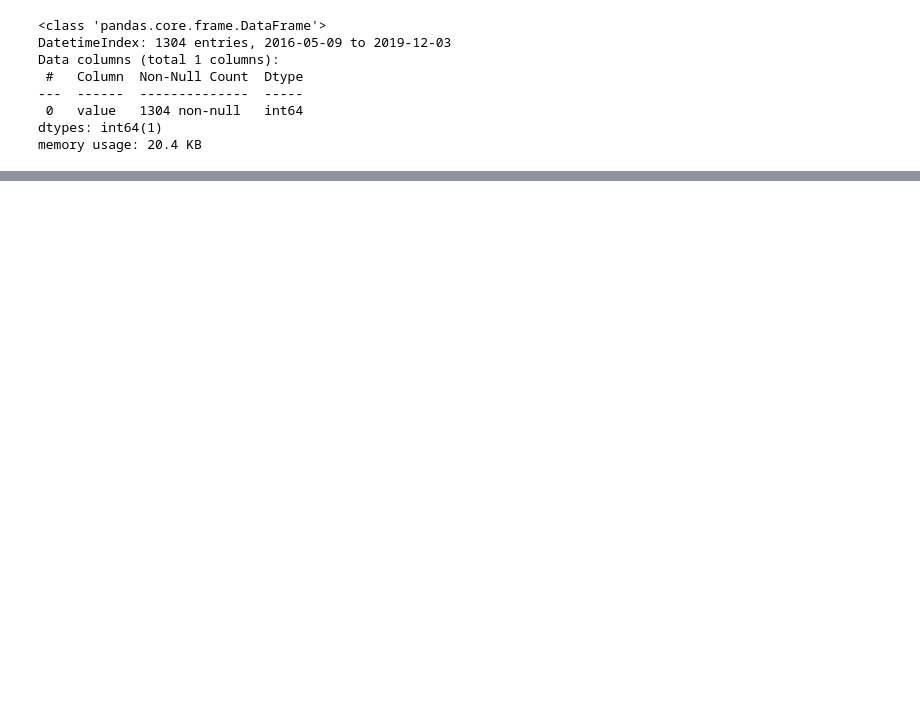
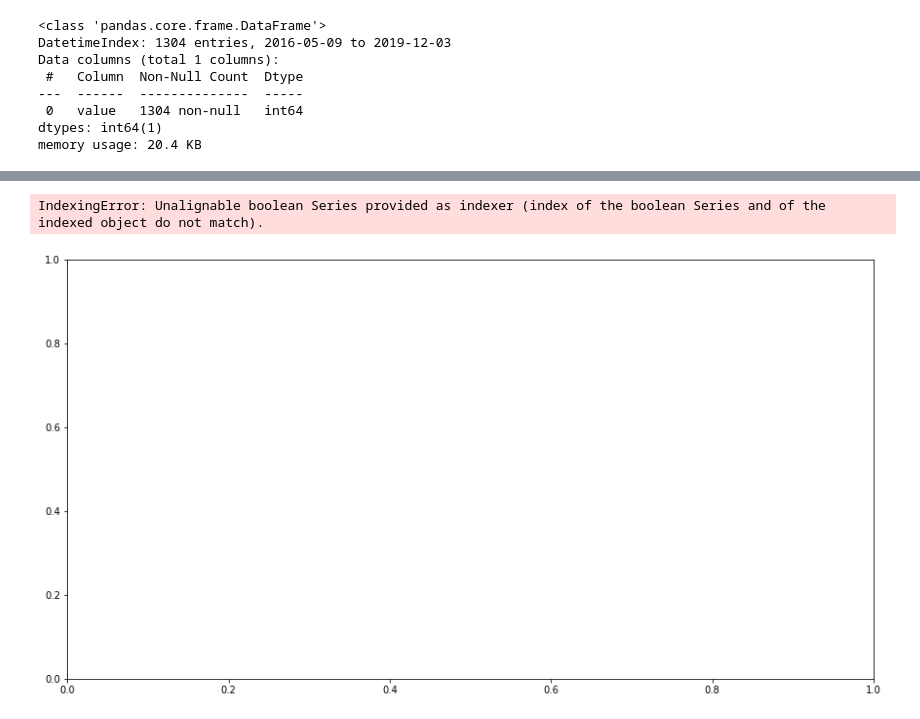
Before and after one commit to Yurhigz/Page_View_Time_Series_Visualizer, a Jupyter notebook: Page View series visualizer.ipynb, the cells around one changed output, grey strips where cells are left out. Cells and saved outputs as stored; diff of their text form; code cells hidden in the pictures; blank space fills up the shorter version.

```diff
--- a/Page View series visualizer.ipynb
+++ b/Page View series visualizer.ipynb
@@ -51,0 +48,4 @@ df.value.quantile(q = 0.975)
+# %%
+df['year'] = df.index.strftime('%Y')
+# %%
+df['month'] = df.index.strftime('%B')
@@ -51,0 +62,2 @@ df.value.quantile(q = 0.975)
+# %%
+df = df.groupby(['year','month']).mean().sort_index()
@@ -51,0 +85,9 @@ df.value.quantile(q = 0.975)
+# %%
+fig = plt.subplots(figsize = (15,8))
+ax = sns.barplot(data = df, x= df.index.strftime('%Y'), y = 'value',hue= df.index.strftime('%B') )
+ax.set_ylabel("Average Page views")
+ax.set
+plt.show()
+# %% [output]
+IndexingError: Unalignable boolean Series provided as indexer (index of the boolean Series and of the indexed object do not match).
+[figure, added]
```
Also changed, not shown: parts of 7 cells of this notebook.
